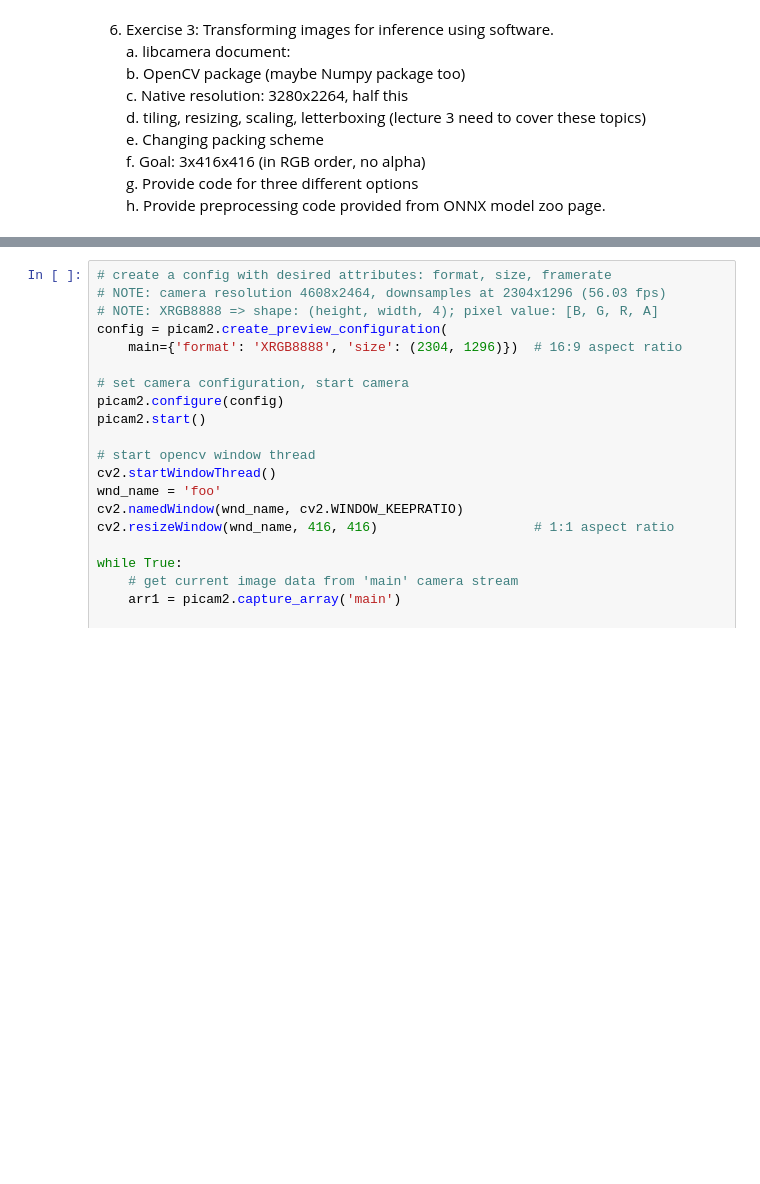
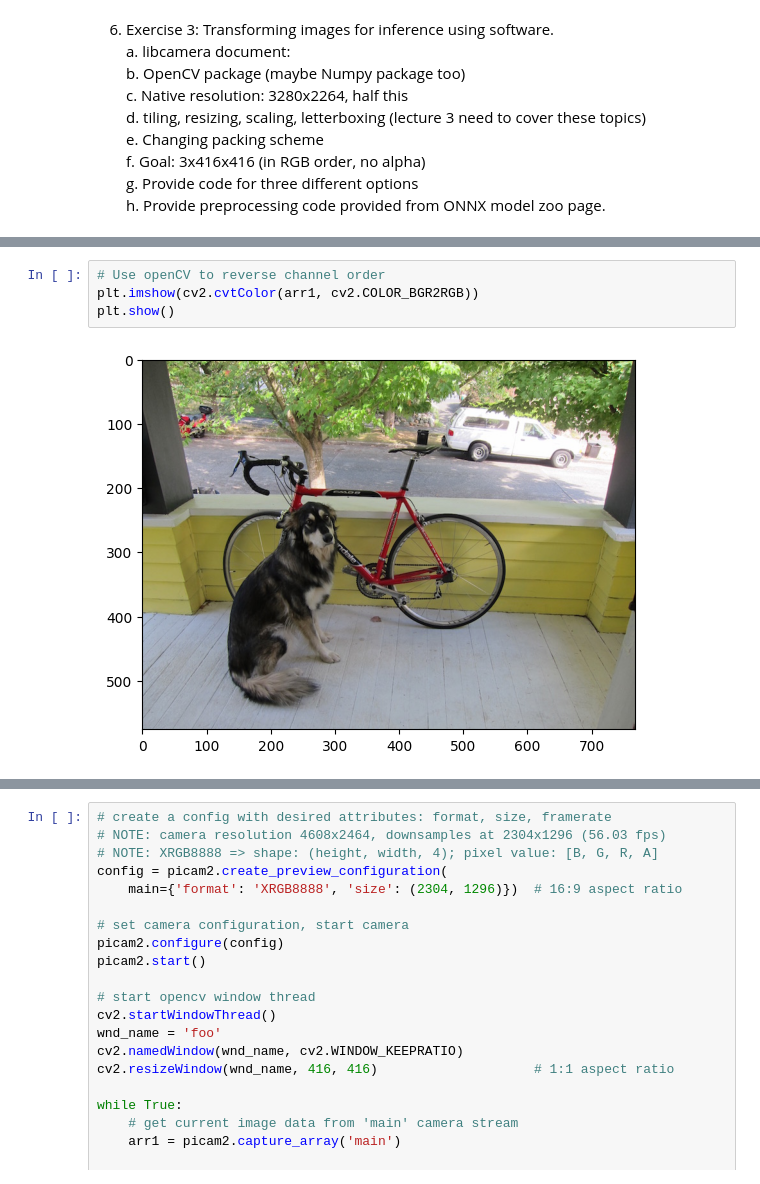
Before and after one commit to sei-cfrank/CVIntro, a Jupyter notebook: exercises/Exercise4.ipynb, the cells around one changed output, grey strips where cells are left out. Drawn from its saved outputs; the diff is of its cells as text; blank space fills up the shorter version.

```diff
--- a/exercises/Exercise4.ipynb
+++ b/exercises/Exercise4.ipynb
@@ -72,0 +90,6 @@ import numpy as np
+# %%
+# Use openCV to reverse channel order
+plt.imshow(cv2.cvtColor(arr1, cv2.COLOR_BGR2RGB))
+plt.show()
+# %% [output]
+[figure, added]
```
Also changed, not shown: parts of 9 cells of this notebook.
